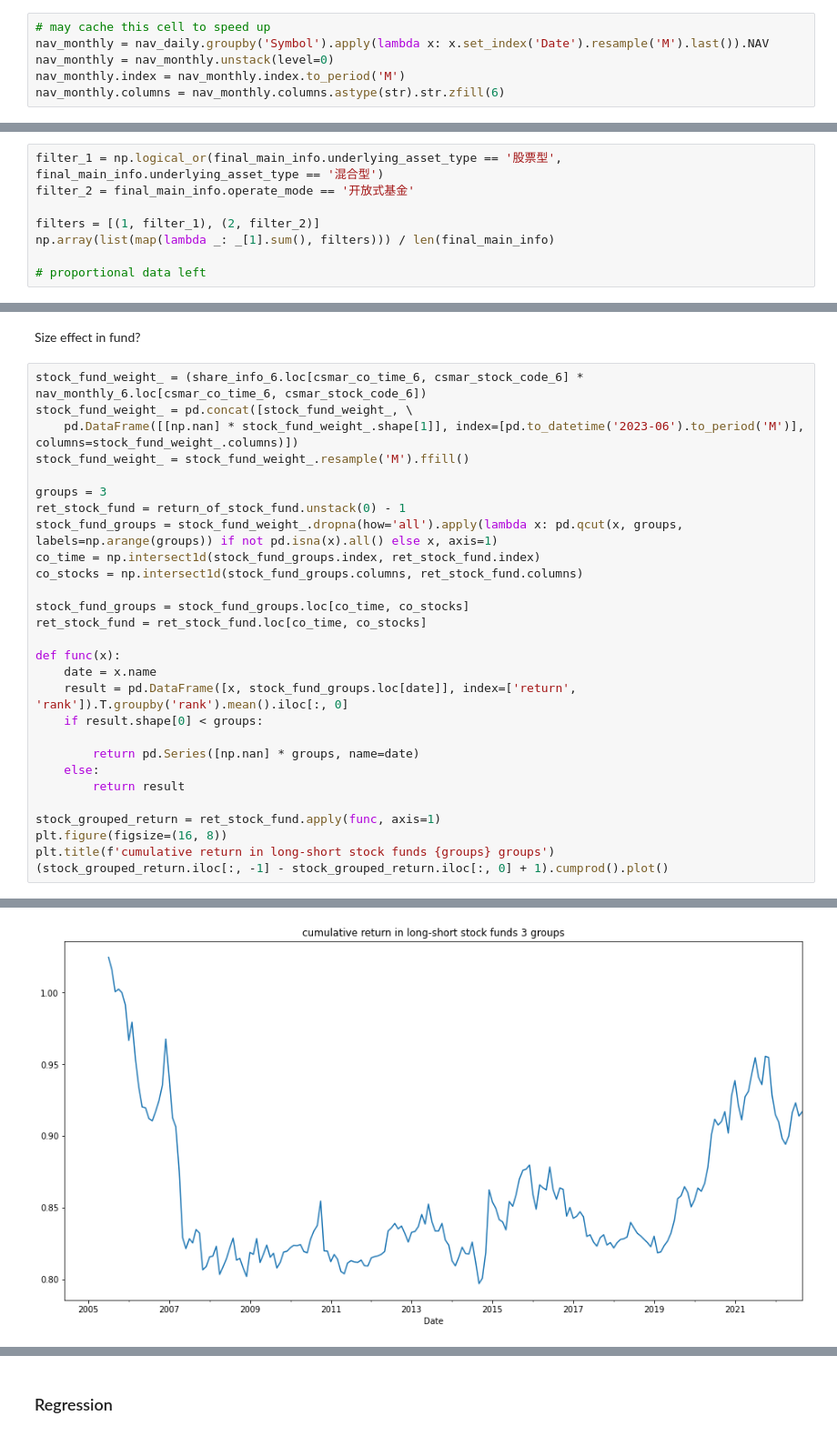
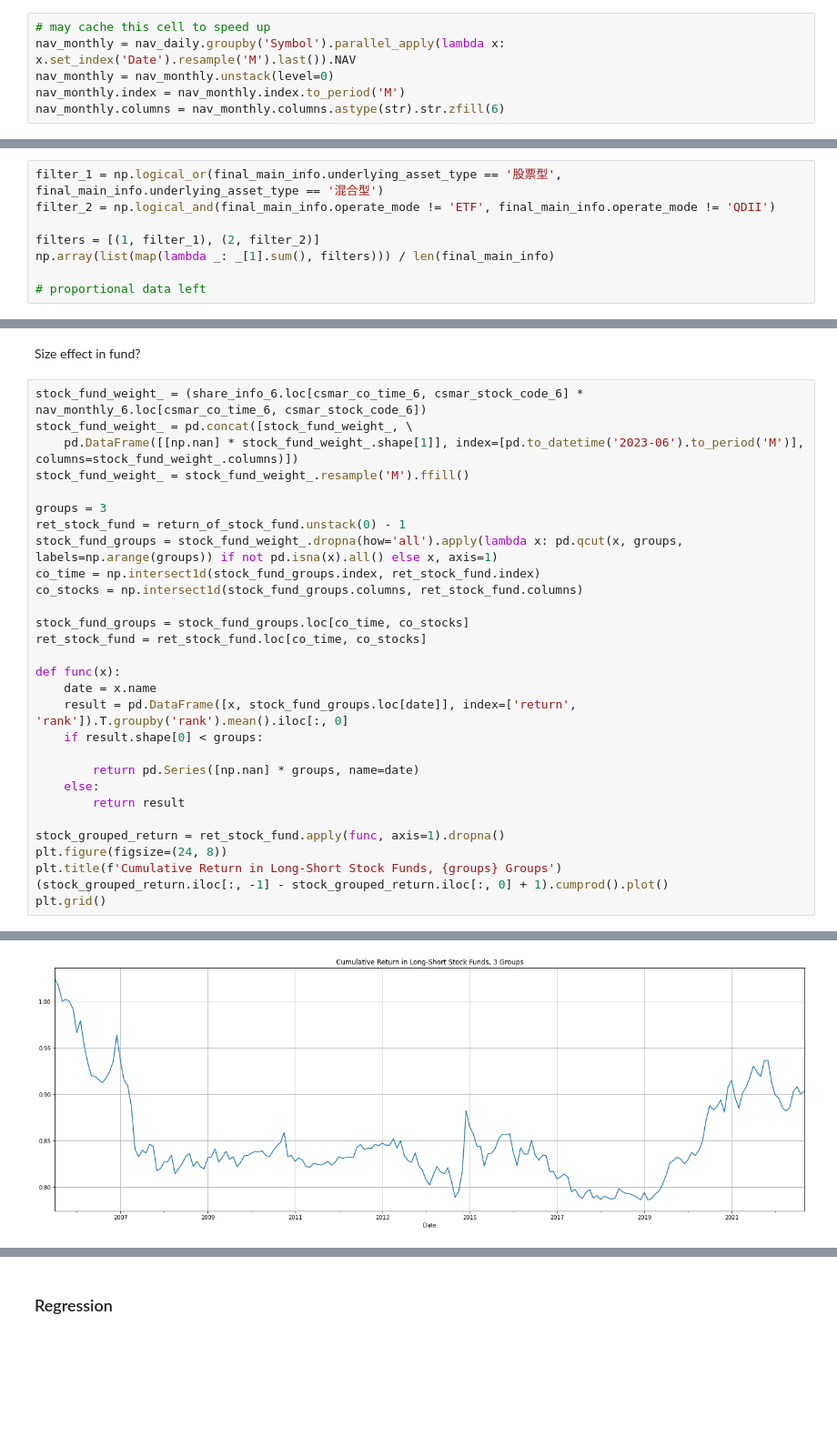
Before and after one commit to dacianpeng/mutual-fund-effective-or-not-Evidence-from-China, a Jupyter notebook: main.ipynb, the cells around one changed output, grey strips where cells are left out. Shown at 91% size. Saved outputs shown, nothing was run; the diff lists cells and outputs as text; blank space fills up the shorter version.

```diff
--- a/main.ipynb
+++ b/main.ipynb
@@ -176,7 +209,7 @@ wind_mixed_fund_mkt_value.index  = wind_mixed_fund_mkt_value.index.astype(np.dat
 align JoinQuant && CSMAR data
 # %%
 # may cache this cell to speed up
-nav_monthly = nav_daily.groupby('Symbol').apply(lambda x: x.set_index('Date').resample('M').last()).NAV
+nav_monthly = nav_daily.groupby('Symbol').parallel_apply(lambda x: x.set_index('Date').resample('M').last()).NAV
 nav_monthly = nav_monthly.unstack(level=0)
 nav_monthly.index = nav_monthly.index.to_period('M')
 nav_monthly.columns = nav_monthly.columns.astype(str).str.zfill(6)
@@ -319,6 +367,6 @@ fig.update_layout(width=1200, height=500)
 # %%
 filter_1 = np.logical_or(final_main_info.underlying_asset_type == '股票型', final_main_info.underlying_asset_type == '混合型')
-filter_2 = final_main_info.operate_mode == '开放式基金'
+filter_2 = np.logical_and(final_main_info.operate_mode != 'ETF', final_main_info.operate_mode != 'QDII')
 
 filters = [(1, filter_1), (2, filter_2)]
 np.array(list(map(lambda _: _[1].sum(), filters))) / len(final_main_info)
@@ -677,8 +761,9 @@ def func(x):
     else:
         return result
 
-stock_grouped_return = ret_stock_fund.apply(func, axis=1)
-plt.figure(figsize=(16, 8))
-plt.title(f'cumulative return in long-short stock funds {groups} groups')
+stock_grouped_return = ret_stock_fund.apply(func, axis=1).dropna()
+plt.figure(figsize=(24, 8))
+plt.title(f'Cumulative Return in Long-Short Stock Funds, {groups} Groups')
 (stock_grouped_return.iloc[:, -1] - stock_grouped_return.iloc[:, 0] + 1).cumprod().plot()
+plt.grid()
 # %% [output]
@@ -686,4 +770,4 @@ plt.title(f'cumulative return in long-short stock funds {groups} groups')
-[figure, old version]
+[figure, new version]
 # %%
 stats.ttest_1samp((stock_grouped_return.iloc[:, -1] - stock_grouped_return.iloc[:, 0]).dropna(), 0, alternative ='greater')
 # %% [output]
```
Also changed, not shown: parts of 102 cells of this notebook, 3 other files.
